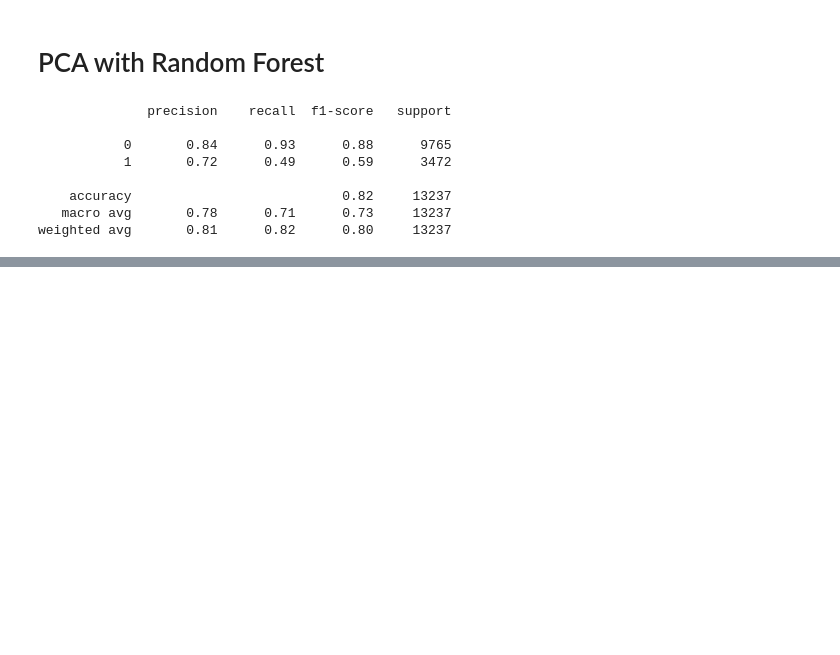
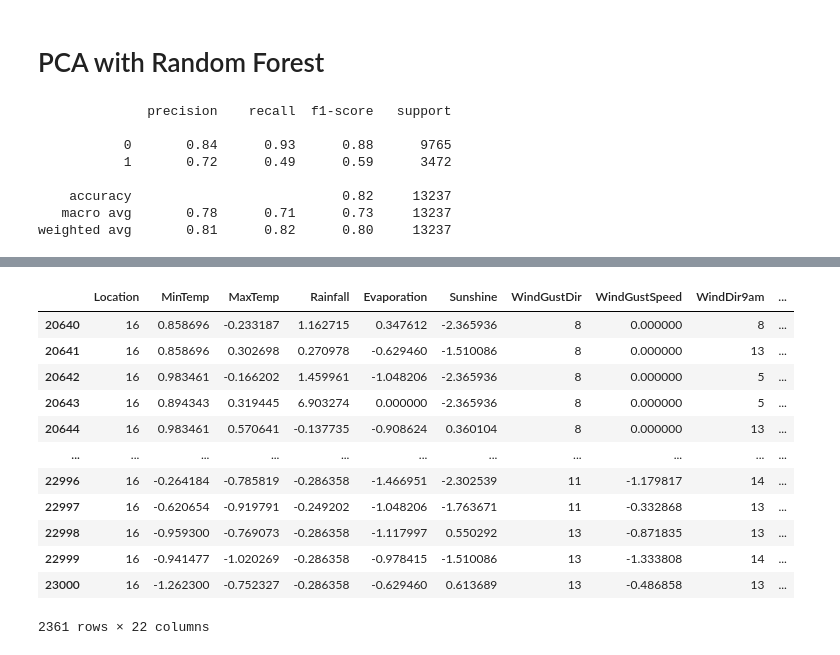
Before and after one commit to HYS20010113/2565-ML-Final-Project, a Jupyter notebook: with_pca.ipynb, the cells around one changed output, grey strips where cells are left out. Cells and saved outputs as stored; diff of their text form; code cells hidden in the pictures; blank space fills up the shorter version.

```diff
--- a/with_pca.ipynb
+++ b/with_pca.ipynb
@@ -193,10 +296,11 @@ from sklearn.metrics import classification_report
 from sklearn.model_selection import train_test_split
 from sklearn.preprocessing import StandardScaler
 from sklearn.decomposition import PCA
+sydney_data = weather_data[weather_data['Location'] == 16]
 
 # Assuming coastal_data is your preprocessed dataset
-X = weather_data.drop(['RainTomorrow'], axis=1)
-y = weather_data['RainTomorrow']
+X = sydney_data.drop(['RainTomorrow', 'Location'], axis=1)  # Also drop 'Location' column
+y = sydney_data['RainTomorrow']
 
 # Split the data into training and test sets (70% training, 30% test)
 X_train, X_test, y_train, y_test = train_test_split(X, y, test_size=0.3, random_state=42)
@@ -207,7 +311,7 @@ X_train_scaled = scaler.fit_transform(X_train)
 X_test_scaled = scaler.transform(X_test)
 
 # Apply PCA
-pca = PCA(n_components=0.95)  # Retain 95% of the variance
+pca = PCA(n_components=10)
 X_train_pca = pca.fit_transform(X_train_scaled)
 X_test_pca = pca.transform(X_test_scaled)
 
@@ -224,24 +328,6 @@ test_dataset = TensorDataset(X_test_tensor, y_test_tensor)
 train_loader = DataLoader(train_dataset, batch_size=32, shuffle=True)
 test_loader = DataLoader(test_dataset, batch_size=32, shuffle=False)
 
-# Model definition
-class NeuralNet(nn.Module):
-    def __init__(self):
-        super(NeuralNet, self).__init__()
-        self.fc1 = nn.Linear(X_train_pca.shape[1], 128)  # Adjusted input size
-        self.dropout1 = nn.Dropout(0.5)
-        self.fc2 = nn.Linear(128, 64)
-        self.dropout2 = nn.Dropout(0.5)
-        self.fc3 = nn.Linear(64, 1)
-
-    def forward(self, x):
-        x = torch.relu(self.fc1(x))
-        x = self.dropout1(x)
-        x = torch.relu(self.fc2(x))
-        x = self.dropout2(x)
-        x = torch.sigmoid(self.fc3(x))
-        return x
-
 model = NeuralNet()
 
 # Loss and optimizer
@@ -255,7 +341,7 @@ for epoch in range(num_epochs):
     model.train()
     for inputs, labels in train_loader:
         optimizer.zero_grad()
-        outputs = model(inputs).squeeze()  # Adjusting the output shape
+        outputs = model(inputs).squeeze()
         loss = criterion(outputs, labels)
         loss.backward()
         optimizer.step()
@@ -266,14 +352,14 @@ y_pred = []
 with torch.no_grad():
     for inputs, labels in test_loader:
         outputs = model(inputs).squeeze()
-        y_pred.extend(outputs.numpy())  # Collect raw outputs
+        y_pred.extend(outputs.numpy())
 
 # Convert predictions to binary (0 or 1) based on a 0.5 threshold
 y_pred = np.array(y_pred)
 y_pred_binary = (y_pred > 0.5).astype(int)
 
 # Ensure y_test is a binary array
-y_test_binary = y_test.values.astype(int)  # Assuming y_test is a pandas Series
+y_test_binary = y_test.values.astype(int)
 
 # Compute classification report
 classification_rep = classification_report(y_test_binary, y_pred_binary)
@@ -285,0 +408,16 @@ ValueError: Classification metrics can't handle a mix of continuous and binary t
+# %%
+sydney_data
+# %% [output]
+|  | Location | MinTemp | MaxTemp | Rainfall | Evaporation | Sunshine | WindGustDir | WindGustSpeed | WindDir9am | ... |
+| 20640 | 16 | 0.858696 | -0.233187 | 1.162715 | 0.347612 | -2.365936 | 8 | 0.000000 | 8 | ... |
+| 20641 | 16 | 0.858696 | 0.302698 | 0.270978 | -0.629460 | -1.510086 | 8 | 0.000000 | 13 | ... |
+| 20642 | 16 | 0.983461 | -0.166202 | 1.459961 | -1.048206 | -2.365936 | 8 | 0.000000 | 5 | ... |
+| 20643 | 16 | 0.894343 | 0.319445 | 6.903274 | 0.000000 | -2.365936 | 8 | 0.000000 | 5 | ... |
+| 20644 | 16 | 0.983461 | 0.570641 | -0.137735 | -0.908624 | 0.360104 | 8 | 0.000000 | 13 | ... |
+| ... | ... | ... | ... | ... | ... | ... | ... | ... | ... | ... |
+| 22996 | 16 | -0.264184 | -0.785819 | -0.286358 | -1.466951 | -2.302539 | 11 | -1.179817 | 14 | ... |
+| 22997 | 16 | -0.620654 | -0.919791 | -0.249202 | -1.048206 | -1.763671 | 11 | -0.332868 | 13 | ... |
+| 22998 | 16 | -0.959300 | -0.769073 | -0.286358 | -1.117997 | 0.550292 | 13 | -0.871835 | 13 | ... |
+| 22999 | 16 | -0.941477 | -1.020269 | -0.286358 | -0.978415 | -1.510086 | 13 | -1.333808 | 14 | ... |
+| 23000 | 16 | -1.262300 | -0.752327 | -0.286358 | -0.629460 | 0.613689 | 13 | -0.486858 | 13 | ... |
+2361 rows × 22 columns
```
Also changed, not shown: parts of 7 cells of this notebook, 3 other files.
